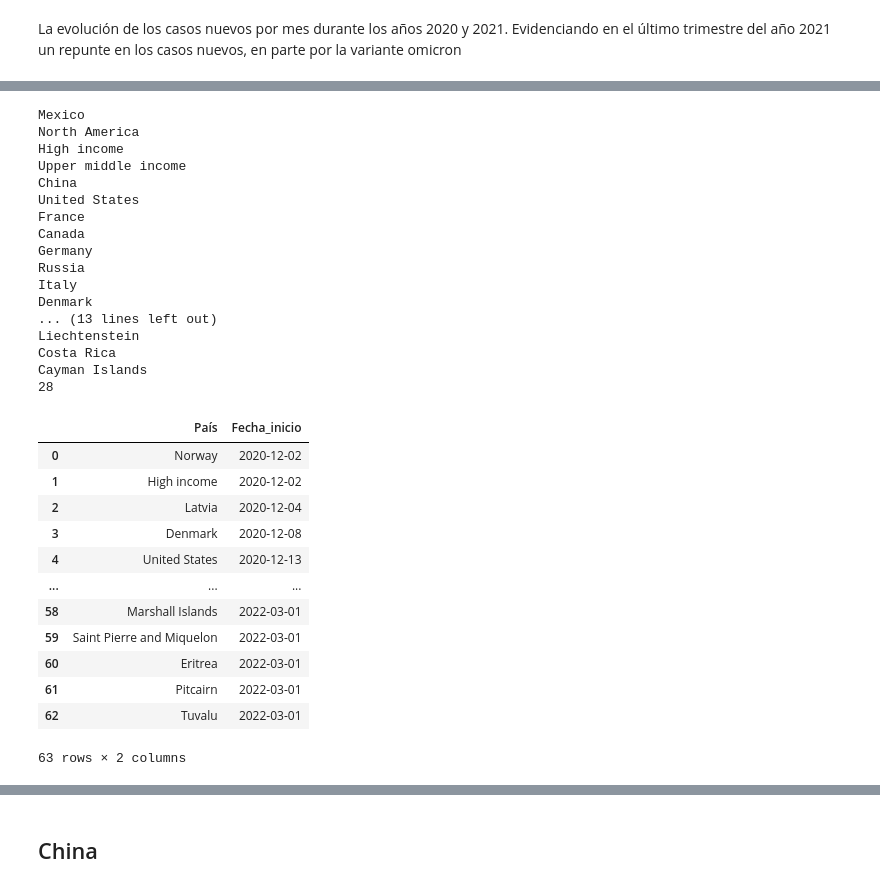
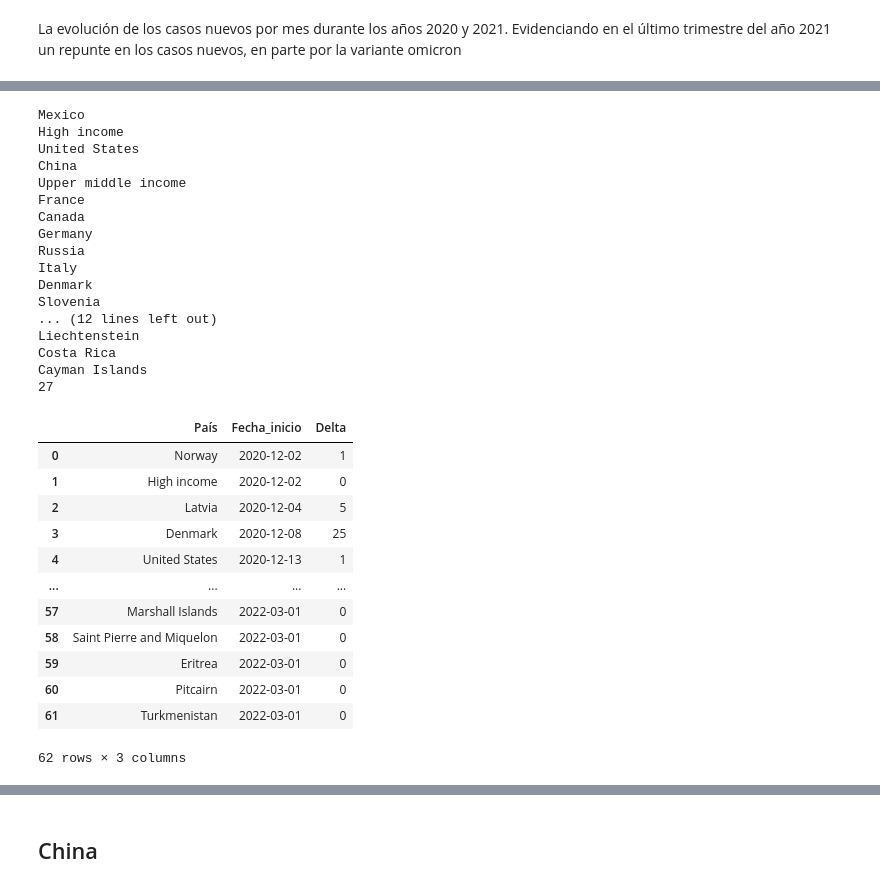
Before and after one commit to Mfsegurag/Informe_Pand-mico, a Jupyter notebook: proyecto_4.ipynb, the cells around one changed output, grey strips where cells are left out. Drawn from its saved outputs; the diff is of its cells as text; code cells hidden in the pictures.

```diff
--- a/proyecto_4.ipynb
+++ b/proyecto_4.ipynb
@@ -809,11 +749,11 @@ Index(['Mexico', 'Argentina', 'Thailand', 'Taiwan', 'World', 'North America',
 # %%
-# países con inicio de vacunación posterior a mayo de 2021
+# países con inicio de vacunación posterior a mayo de 2021 (países que no implementaron la política)
 Paises_novacunados = []
-for j,p in enumerate(datos[~datos.location.isin(['International','World','European Union','Europe','Asia','South America'])].location.value_counts().index):
+for j,p in enumerate(datos[~datos.location.isin(['International','World','European Union','Europe','Asia','South America','North America'])].location.value_counts().index):
     df = datos[datos.location == p]
     i = df.total_vaccinations.isnull().idxmin()
     if df.loc[i,'date'] >= pd.to_datetime('2021-04-25') or (i-df.iloc[0].name ==0):
         Paises_novacunados.append(p)
-        print(p, i-df.iloc[0].name)
+        print(p)
 print(len(Paises_novacunados))
 # %% [output]
@@ -836,8 +776,8 @@ Pitcairn 0
 35
 # %%
-# países con inicio de vacunación antes de febrero de 2021
+# países con inicio de vacunación antes de febrero de 2021 (países que implementaron la política)
 Paises_vacunados = []
-for j,p in enumerate(datos[~datos.location.isin(['International','World','European Union','Europe','Asia','South America'])].location.value_counts().index):
+for j,p in enumerate(datos[~datos.location.isin(['International','World','European Union','Europe','Asia','South America','North America'])].location.value_counts().index):
     df = datos[datos.location == p]
     i = df.total_vaccinations.isnull().idxmin()
     if df.loc[i,'date'] < pd.to_datetime('2020-12-28') and (i-df.iloc[0].name !=0):
@@ -846,61 +786,51 @@ for j,p in enumerate(datos[~datos.location.isin(['International','World','Europe
 print(len(Paises_vacunados))
 # %% [output]
 Mexico
-North America
 High income
+United States
+China
 Upper middle income
-China
-United States
 France
 Canada
 Germany
 Russia
 Italy
 Denmark
-... (13 lines left out)
+Slovenia
+... (12 lines left out)
 Liechtenstein
 Costa Rica
 Cayman Islands
-28
+27
 # %%
-#Paises = ['United States',
- #         'China',
- #         'Mexico',
- #         'Russia',
- #         'European Union',
- #         'Haiti',
- #         'Tanzania',
- #         'Burundi',
- #         'Chad',
-  #        'Burkina Faso'
-          #,'India'
- #        ]
 Paises = Paises_novacunados + Paises_vacunados
 star = []
+delta_new_cases = []
 for j,p in enumerate(Paises):
     df = datos[datos.location == p]
     i = df.total_vaccinations.isnull().idxmin()
     if i-df.iloc[0].name ==0:
         star.append(pd.to_datetime('2022-03-01'))
     else:
         star.append(df.loc[i,'date'])
     #print(f'{j+1}. {p}:',df.loc[i,'date'])
-df = pd.DataFrame({'País':Paises,'Fecha_inicio': star})
+    delta_new_cases.append(df.new_cases.isnull().idxmin()-df.iloc[0].name)
+df = pd.DataFrame({'País':Paises,'Fecha_inicio': star, 'Delta': delta_new_cases})
 df.sort_values('Fecha_inicio',inplace=True)
 df.index = range(len(df.index))
 df
 # %% [output]
-|  | País | Fecha_inicio |
-| 0 | Norway | 2020-12-02 |
-| 1 | High income | 2020-12-02 |
-| 2 | Latvia | 2020-12-04 |
-| 3 | Denmark | 2020-12-08 |
-| 4 | United States | 2020-12-13 |
-| ... | ... | ... |
-| 58 | Marshall Islands | 2022-03-01 |
-| 59 | Saint Pierre and Miquelon | 2022-03-01 |
-| 60 | Eritrea | 2022-03-01 |
-| 61 | Pitcairn | 2022-03-01 |
-| 62 | Tuvalu | 2022-03-01 |
+|  | País | Fecha_inicio | Delta |
+| 0 | Norway | 2020-12-02 | 1 |
+| 1 | High income | 2020-12-02 | 0 |
+| 2 | Latvia | 2020-12-04 | 5 |
+| 3 | Denmark | 2020-12-08 | 25 |
+| 4 | United States | 2020-12-13 | 1 |
+| ... | ... | ... | ... |
+| 57 | Marshall Islands | 2022-03-01 | 0 |
+| 58 | Saint Pierre and Miquelon | 2022-03-01 | 0 |
+| 59 | Eritrea | 2022-03-01 | 0 |
+| 60 | Pitcairn | 2022-03-01 | 0 |
+| 61 | Turkmenistan | 2022-03-01 | 0 |
-63 rows × 2 columns
+62 rows × 3 columns
 # %%
```
Also changed, not shown: parts of 60 cells of this notebook.
